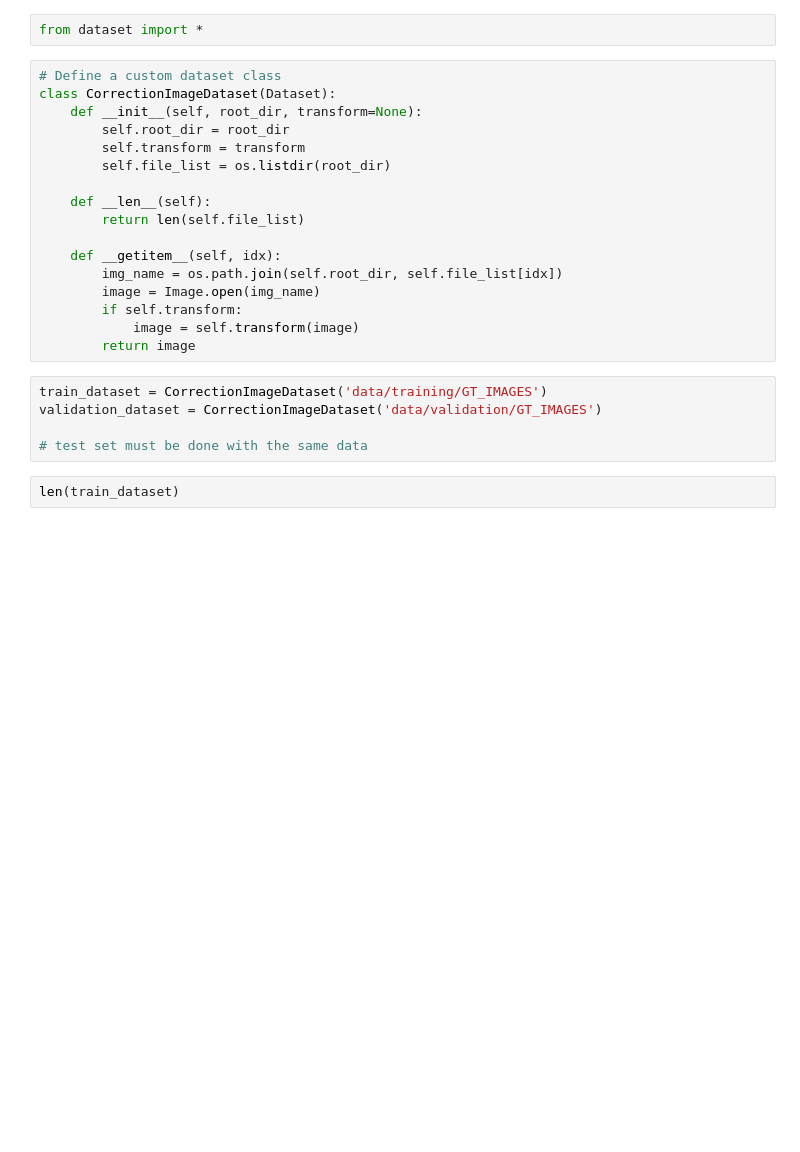
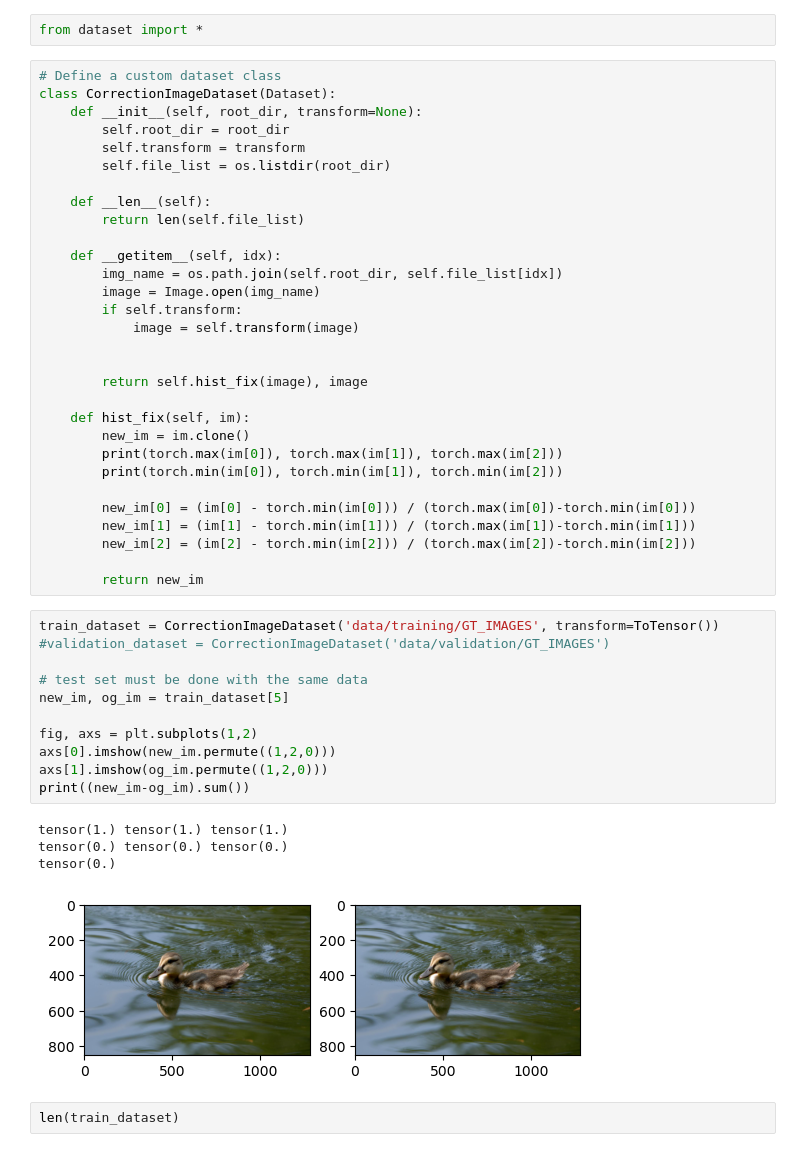
Before and after one commit to jakwisn/advanced_deep_learning_in_cv, a Jupyter notebook: main_jakub.ipynb, the cells around one changed output. Drawn from its saved outputs; the diff is of its cells as text; blank space fills up the shorter version.

```diff
--- a/main_jakub.ipynb
+++ b/main_jakub.ipynb
@@ -26,12 +29,36 @@ class CorrectionImageDataset(Dataset):
         image = Image.open(img_name)
         if self.transform:
             image = self.transform(image)
-        return image
+
+
+        return self.hist_fix(image), image
+
+    def hist_fix(self, im):
+        new_im = im.clone()
+        print(torch.max(im[0]), torch.max(im[1]), torch.max(im[2]))
+        print(torch.min(im[0]), torch.min(im[1]), torch.min(im[2]))
+
+        new_im[0] = (im[0] - torch.min(im[0])) / (torch.max(im[0])-torch.min(im[0]))
+        new_im[1] = (im[1] - torch.min(im[1])) / (torch.max(im[1])-torch.min(im[1]))
+        new_im[2] = (im[2] - torch.min(im[2])) / (torch.max(im[2])-torch.min(im[2]))
+
+        return new_im
 # %%
-train_dataset = CorrectionImageDataset('data/training/GT_IMAGES')
-validation_dataset = CorrectionImageDataset('data/validation/GT_IMAGES')
+train_dataset = CorrectionImageDataset('data/training/GT_IMAGES', transform=ToTensor())
+#validation_dataset = CorrectionImageDataset('data/validation/GT_IMAGES')
 
 # test set must be done with the same data
+new_im, og_im = train_dataset[5]
+
+fig, axs = plt.subplots(1,2)
+axs[0].imshow(new_im.permute((1,2,0)))
+axs[1].imshow(og_im.permute((1,2,0)))
+print((new_im-og_im).sum())
+# %% [output]
+tensor(1.) tensor(1.) tensor(1.)
+tensor(0.) tensor(0.) tensor(0.)
+tensor(0.)
+[figure, added]
 # %%
 len(train_dataset)
 # %% [output]
```
Also changed, not shown: parts of 2 cells of this notebook, 8 other files.
